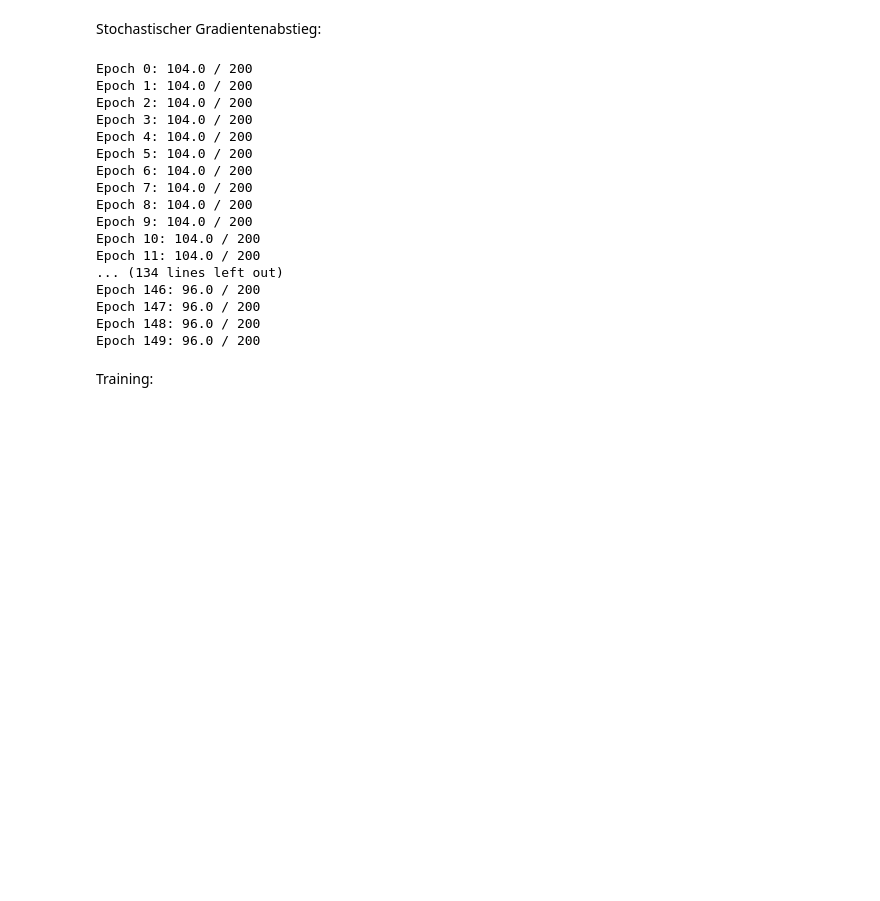
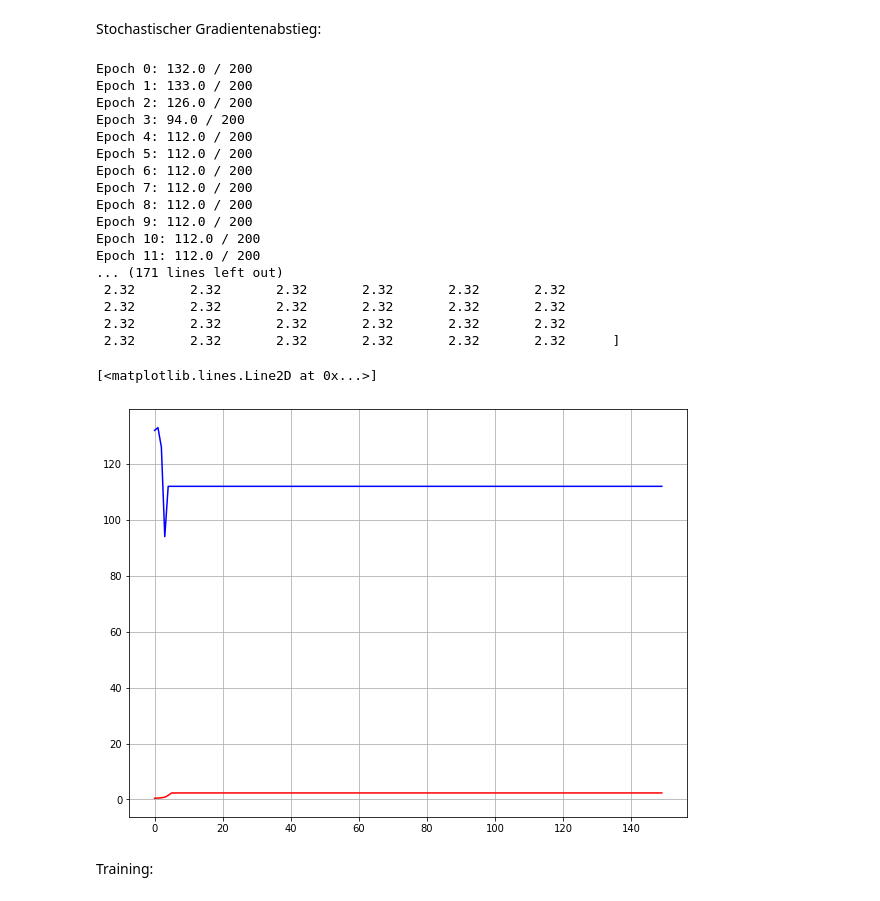
Before and after one commit to schmuecker/machine-learning-course, a Jupyter notebook: Deep Learning/01 backpropagation/01 MLP.ipynb, the cells around one changed output. Drawn from its saved outputs; the diff is of its cells as text; code cells hidden in the pictures; blank space fills up the shorter version.

```diff
--- a/Deep Learning/01 backpropagation/01 MLP.ipynb
+++ b/Deep Learning/01 backpropagation/01 MLP.ipynb
@@ -199,9 +198,9 @@ def evaluate(x2, y2):
 
         # Vorwärtslauf
         ypred = feedforward_2(x)
-        ypred_array.append(ypred[0][0])
-        y_array.append(y)
-
+        ypred_array.append(ypred[0])
+        y_array.append(y[0])
+        '''
         # Label ist in one-hot-Codierung: korrekte Klasse ist 1, alle anderen 0
         if y <= 0.5:
           c = 0
@@ -213,18 +212,29 @@ def evaluate(x2, y2):
           cpred = 0
         else:
           cpred = 1
+        '''
+                # Label ist in one-hot-Codierung: korrekte Klasse ist 1, alle anderen 0
+        if y <= 0:
+          c = -1
+        else:
+          c = 1
+
+        # Index des maximal aktivierten Outputs ist die Entscheidung des Netzwerk
+        if ypred <= 0:
+          cpred = -1
+        else:
+          cpred = 1
 
         # Falls beide übereinstimmen, addiere zur Gesamtzahl
         if c == cpred:
             correct += 1
 
 
-
     mse = mean_squared_error(y_array, ypred_array)
 
     return correct, mse
 
-correct, mse = evaluate(np.array(outputs_t), np.array(y_train))
+correct, mse = evaluate(np.array(outputs_t), y_train)
 
 print(len(X_test))
 print("---")
@@ -331,7 +341,7 @@ def update_mini_batch(xmb, ymb, eta):
 # %% [markdown]
 Hilfsfunktion zur Evaluation des Netzwerkes auf den Testdaten:
 # %%
-def evaluate(x2, y2):
+def evaluate_two(x2, y2):
     """Return the number of test inputs for which the neural
     network outputs the correct result. Note that the neural
     network's output is assumed to be the index of whichever
@@ -371,6 +381,7 @@ def SGD(x0, y0, epochs, mini_batch_size, eta, x2, y2):
 
     # gehe durch alle Epochen
     acc_val = np.zeros(epochs)
+    mse = np.zeros(epochs)
     for j in range(epochs):
 
         # Bringe die Trainingsdaten in eine zufällige Reihenfolge für jede Epoche
@@ -380,6 +391,7 @@ def SGD(x0, y0, epochs, mini_batch_size, eta, x2, y2):
 
         # Zerlege den permutierten Datensatz in Minibatches
         for k in range(0, n, mini_batch_size):
+
             xmb = x0[k:k+mini_batch_size,:]
             if len(y0.shape) == 2:
                 ymb = y0[k:k+mini_batch_size,:]
@@ -391,30 +403,38 @@ def SGD(x0, y0, epochs, mini_batch_size, eta, x2, y2):
 
 
 
-        acc_val[j], mse = evaluate(x2, y2)
+        acc_val[j], mse[j] = evaluate(x2, y2)
         print("Epoch {0}: {1} / {2}".format(j, acc_val[j], n_test))
 
-    return acc_val
+    return acc_val, mse
 # %%
-acc_val_xy = SGD(np.array(outputs_t), np.array(y_train), epochs, mbs, eta, np.array(outputs_te), np.array(y_test))
+
+acc_val_xy, mse_xy = SGD(np.array(outputs_t), y_train, epochs, mbs, eta, np.array(outputs_te), y_test)
+print("accval:")
+print(acc_val_xy)
+print(mse_xy)
+plt.plot(acc_val_xy, color = "blue")
+plt.plot(mse_xy, color = "red")
 # %% [output]
-Epoch 0: 104.0 / 200
-Epoch 1: 104.0 / 200
-Epoch 2: 104.0 / 200
-Epoch 3: 104.0 / 200
-Epoch 4: 104.0 / 200
-Epoch 5: 104.0 / 200
-Epoch 6: 104.0 / 200
-Epoch 7: 104.0 / 200
-Epoch 8: 104.0 / 200
-Epoch 9: 104.0 / 200
-Epoch 10: 104.0 / 200
-Epoch 11: 104.0 / 200
-... (134 lines left out)
-Epoch 146: 96.0 / 200
-Epoch 147: 96.0 / 200
-Epoch 148: 96.0 / 200
-Epoch 149: 96.0 / 200
+Epoch 0: 132.0 / 200
+Epoch 1: 133.0 / 200
+Epoch 2: 126.0 / 200
+Epoch 3: 94.0 / 200
+Epoch 4: 112.0 / 200
+Epoch 5: 112.0 / 200
+Epoch 6: 112.0 / 200
+Epoch 7: 112.0 / 200
+Epoch 8: 112.0 / 200
+Epoch 9: 112.0 / 200
+Epoch 10: 112.0 / 200
+Epoch 11: 112.0 / 200
+... (171 lines left out)
+ 2.32       2.32       2.32       2.32       2.32       2.32
+ 2.32       2.32       2.32       2.32       2.32       2.32
+ 2.32       2.32       2.32       2.32       2.32       2.32
+ 2.32       2.32       2.32       2.32       2.32       2.32      ]
+[<matplotlib.lines.Line2D at 0x...>]
+[figure, added]
 # %% [markdown]
 Training:
 # %%
```
Also changed, not shown: parts of 7 cells of this notebook.
